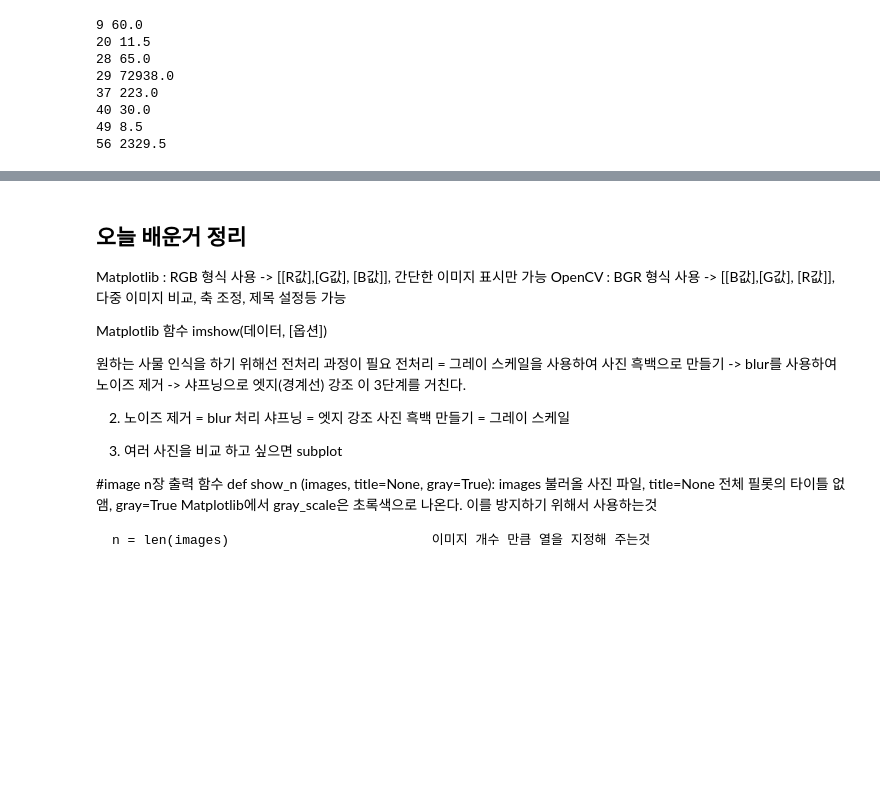
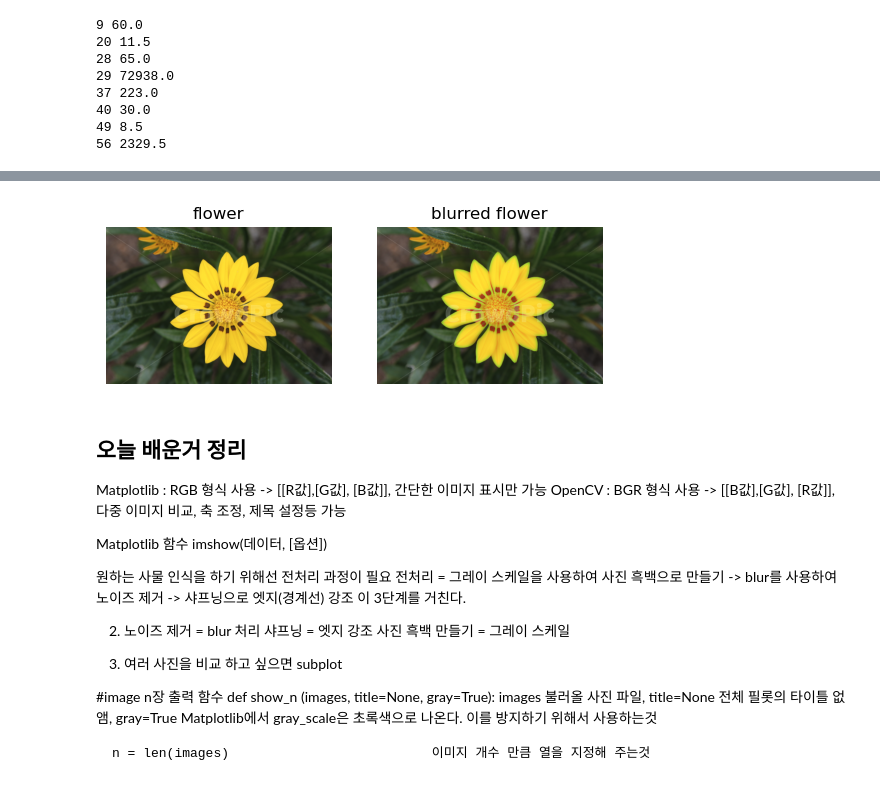
Before and after one commit to git-soon/study, a Jupyter notebook: jupyter_note/study/_04_23_openCV2.ipynb, the cells around one changed output, grey strips where cells are left out. Cells and saved outputs as stored; diff of their text form; code cells hidden in the pictures; blank space fills up the shorter version.

```diff
--- a/jupyter_note/study/_04_23_openCV2.ipynb
+++ b/jupyter_note/study/_04_23_openCV2.ipynb
@@ -284,3 +299,12 @@ show([flower, contour],
+# %%
+result = flower.copy()
+result[mask == 255] = blurred[mask == 255]
+
+# np.where(mask ==255, flower, blurred)
+
+show_n([flower, result], ['flower', 'blurred flower'])
+# %% [output]
+[figure, added]
 # %% [markdown]
 ## 오늘 배운거 정리
 
```
Also changed, not shown: parts of 6 cells of this notebook, 1 other file.
